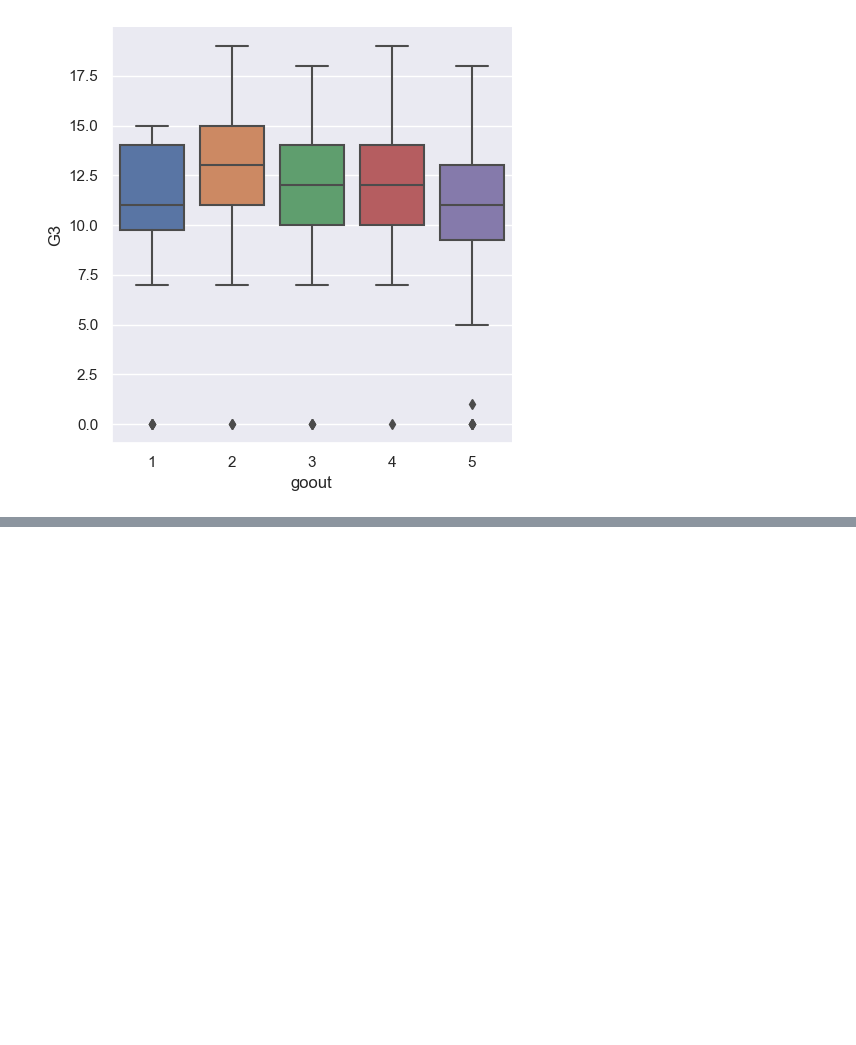
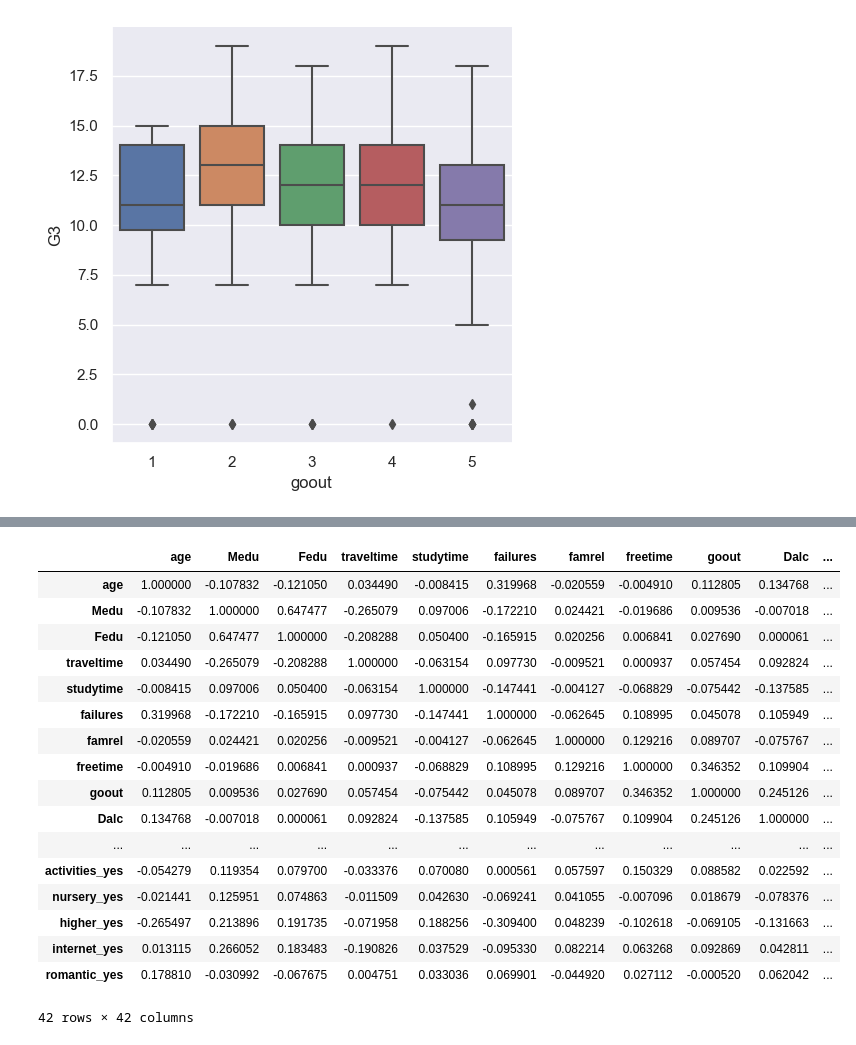
Before and after one commit to bwoakley/ML_projects, a Jupyter notebook: Project_Student_Performance/Proj_Student3.ipynb, the cells around one changed output, grey strips where cells are left out. Drawn from its saved outputs; the diff is of its cells as text; code cells hidden in the pictures; blank space fills up the shorter version.

```diff
--- a/Project_Student_Performance/Proj_Student3.ipynb
+++ b/Project_Student_Performance/Proj_Student3.ipynb
@@ -298,0 +353,8 @@ df_full.head()
+# %%
+# Extract the categorical_cols and apply one-hot
+
+df_unbin_onehot = df_full[categorical_cols_unbin].copy()
+
+enc_unbin.fit(df_unbin_onehot)
+
+enc_unbin.categories_
@@ -298,0 +525,23 @@ df_full.head()
+# %%
+corr_matrix_unbin = df_unbin.corr()
+
+corr_matrix_unbin
+# %% [output]
+|  | age | Medu | Fedu | traveltime | studytime | failures | famrel | freetime | goout | Dalc | ... |
+| age | 1.000000 | -0.107832 | -0.121050 | 0.034490 | -0.008415 | 0.319968 | -0.020559 | -0.004910 | 0.112805 | 0.134768 | ... |
+| Medu | -0.107832 | 1.000000 | 0.647477 | -0.265079 | 0.097006 | -0.172210 | 0.024421 | -0.019686 | 0.009536 | -0.007018 | ... |
+| Fedu | -0.121050 | 0.647477 | 1.000000 | -0.208288 | 0.050400 | -0.165915 | 0.020256 | 0.006841 | 0.027690 | 0.000061 | ... |
+| traveltime | 0.034490 | -0.265079 | -0.208288 | 1.000000 | -0.063154 | 0.097730 | -0.009521 | 0.000937 | 0.057454 | 0.092824 | ... |
+| studytime | -0.008415 | 0.097006 | 0.050400 | -0.063154 | 1.000000 | -0.147441 | -0.004127 | -0.068829 | -0.075442 | -0.137585 | ... |
+| failures | 0.319968 | -0.172210 | -0.165915 | 0.097730 | -0.147441 | 1.000000 | -0.062645 | 0.108995 | 0.045078 | 0.105949 | ... |
+| famrel | -0.020559 | 0.024421 | 0.020256 | -0.009521 | -0.004127 | -0.062645 | 1.000000 | 0.129216 | 0.089707 | -0.075767 | ... |
+| freetime | -0.004910 | -0.019686 | 0.006841 | 0.000937 | -0.068829 | 0.108995 | 0.129216 | 1.000000 | 0.346352 | 0.109904 | ... |
+| goout | 0.112805 | 0.009536 | 0.027690 | 0.057454 | -0.075442 | 0.045078 | 0.089707 | 0.346352 | 1.000000 | 0.245126 | ... |
+| Dalc | 0.134768 | -0.007018 | 0.000061 | 0.092824 | -0.137585 | 0.105949 | -0.075767 | 0.109904 | 0.245126 | 1.000000 | ... |
+| ... | ... | ... | ... | ... | ... | ... | ... | ... | ... | ... | ... |
+| activities_yes | -0.054279 | 0.119354 | 0.079700 | -0.033376 | 0.070080 | 0.000561 | 0.057597 | 0.150329 | 0.088582 | 0.022592 | ... |
+| nursery_yes | -0.021441 | 0.125951 | 0.074863 | -0.011509 | 0.042630 | -0.069241 | 0.041055 | -0.007096 | 0.018679 | -0.078376 | ... |
+| higher_yes | -0.265497 | 0.213896 | 0.191735 | -0.071958 | 0.188256 | -0.309400 | 0.048239 | -0.102618 | -0.069105 | -0.131663 | ... |
+| internet_yes | 0.013115 | 0.266052 | 0.183483 | -0.190826 | 0.037529 | -0.095330 | 0.082214 | 0.063268 | 0.092869 | 0.042811 | ... |
+| romantic_yes | 0.178810 | -0.030992 | -0.067675 | 0.004751 | 0.033036 | 0.069901 | -0.044920 | 0.027112 | -0.000520 | 0.062042 | ... |
+42 rows × 42 columns
```
Also changed, not shown: parts of 19 cells of this notebook, 2 other files.
